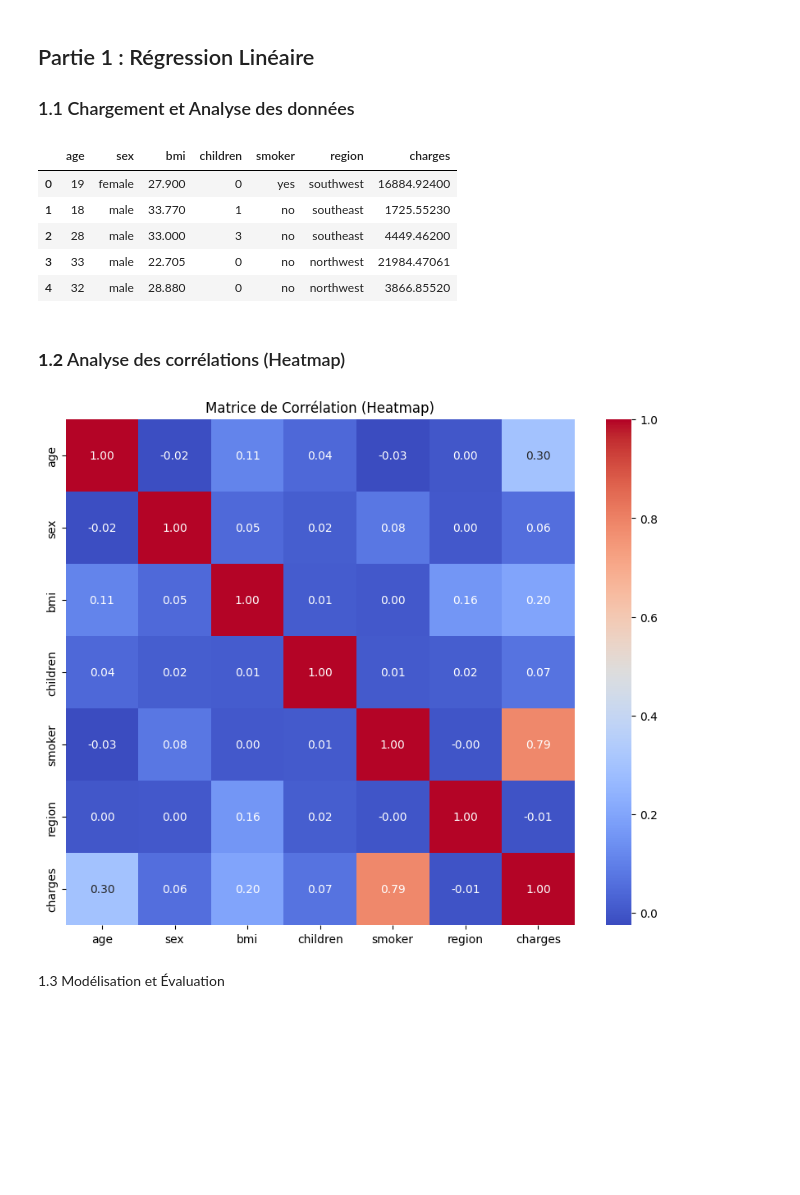
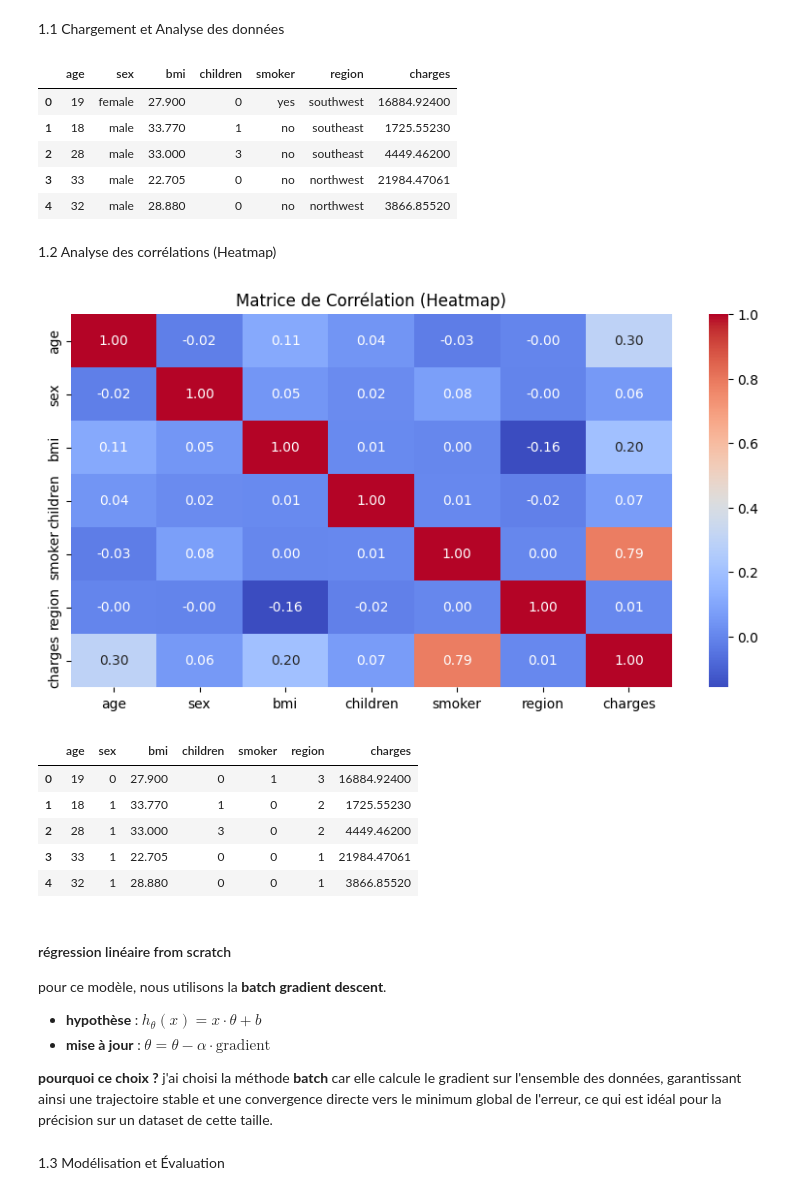
Before and after one commit to Amanetoullah/Amanetoullah_C22643_MiniProjet_ML_2026, a Jupyter notebook: Projet_ML_2026.ipynb, the cells around one changed output. Saved outputs shown, nothing was run; the diff lists cells and outputs as text; code cells hidden in the pictures; blank space fills up the shorter version.

```diff
--- a/Projet_ML_2026.ipynb
+++ b/Projet_ML_2026.ipynb
@@ -27,28 +27,2 @@ Décompression terminée avec succès.
 # %% [markdown]
-## Partie 1 : Régression Linéaire
-### 1.1 Chargement et Analyse des données
+1.1 Chargement et Analyse des données
-# %%
-import pandas as pd
-import numpy as np
-import matplotlib.pyplot as plt
-import seaborn as sns
-from sklearn.model_selection import train_test_split
-from sklearn.linear_model import LinearRegression
-from sklearn.metrics import mean_squared_error, r2_score
-from sklearn.preprocessing import LabelEncoder
-
-# Chargement des données (après décompression ou chemin direct)
-# Si vous utilisez le fichier extrait : path = extract_path + 'insurance.csv'
-try:
-    df = pd.read_csv('insurance.csv') # Utilisation locale par défaut
-except FileNotFoundError:
-    df = pd.read_csv(extract_path + 'insurance.csv')
-
-df.head()
-# %% [output]
-|  | age | sex | bmi | children | smoker | region | charges |
-| 0 | 19 | female | 27.900 | 0 | yes | southwest | 16884.92400 |
-| 1 | 18 | male | 33.770 | 1 | no | southeast | 1725.55230 |
-| 2 | 28 | male | 33.000 | 3 | no | southeast | 4449.46200 |
-| 3 | 33 | male | 22.705 | 0 | no | northwest | 21984.47061 |
-| 4 | 32 | male | 28.880 | 0 | no | northwest | 3866.85520 |
@@ -55,16 +35,50 @@ df.head()
+# %%
+# Chargement du dataset
+df = pd.read_csv('insurance.csv')
+df.head()
+# %% [output]
+|  | age | sex | bmi | children | smoker | region | charges |
+| 0 | 19 | female | 27.900 | 0 | yes | southwest | 16884.92400 |
+| 1 | 18 | male | 33.770 | 1 | no | southeast | 1725.55230 |
+| 2 | 28 | male | 33.000 | 3 | no | southeast | 4449.46200 |
+| 3 | 33 | male | 22.705 | 0 | no | northwest | 21984.47061 |
+| 4 | 32 | male | 28.880 | 0 | no | northwest | 3866.85520 |
 # %% [markdown]
-### **1.2** Analyse des corrélations (Heatmap)
+1.2 Analyse des corrélations (Heatmap)
 # %%
-le = LabelEncoder()
+
+# --- ENCODAGE MANUEL ---
+# On transforme les catégories en nombres
 df_encoded = df.copy()
-for col in ['sex', 'smoker', 'region']:
-    df_encoded[col] = le.fit_transform(df[col])
+df_encoded['sex'] = df_encoded['sex'].map({'female': 0, 'male': 1})
+df_encoded['smoker'] = df_encoded['smoker'].map({'yes': 1, 'no': 0})
+df_encoded['region'] = df_encoded['region'].map({'southwest': 0, 'southeast': 1, 'northwest': 2, 'northeast': 3})
 
-plt.figure(figsize=(10, 8))
+# Visualisation de la corrélation
+plt.figure(figsize=(10, 5))
 sns.heatmap(df_encoded.corr(), annot=True, cmap='coolwarm', fmt='.2f')
 plt.title('Matrice de Corrélation (Heatmap)')
 plt.show()
 # %% [output]
-[figure, old version]
+[figure, new version]
+# %%
+df_encoded.head()
+# %% [output]
+|  | age | sex | bmi | children | smoker | region | charges |
+| 0 | 19 | 0 | 27.900 | 0 | 1 | 3 | 16884.92400 |
+| 1 | 18 | 1 | 33.770 | 1 | 0 | 2 | 1725.55230 |
+| 2 | 28 | 1 | 33.000 | 3 | 0 | 2 | 4449.46200 |
+| 3 | 33 | 1 | 22.705 | 0 | 0 | 1 | 21984.47061 |
+| 4 | 32 | 1 | 28.880 | 0 | 0 | 1 | 3866.85520 |
+# %% [markdown]
+#### régression linéaire from scratch
+
+pour ce modèle, nous utilisons la **batch gradient descent**.
+
+- **hypothèse** : $h_\theta(x) = x \cdot \theta + b$
+- **mise à jour** : $\theta = \theta - \alpha \cdot \text{gradient}$
+
+**pourquoi ce choix ?**
+j'ai choisi la méthode **batch** car elle calcule le gradient sur l'ensemble des données, garantissant ainsi une trajectoire stable et une convergence directe vers le minimum global de l'erreur, ce qui est idéal pour la précision sur un dataset de cette taille.
 # %% [markdown]
 1.3 Modélisation et Évaluation
```
Also changed, not shown: parts of 27 cells of this notebook.
